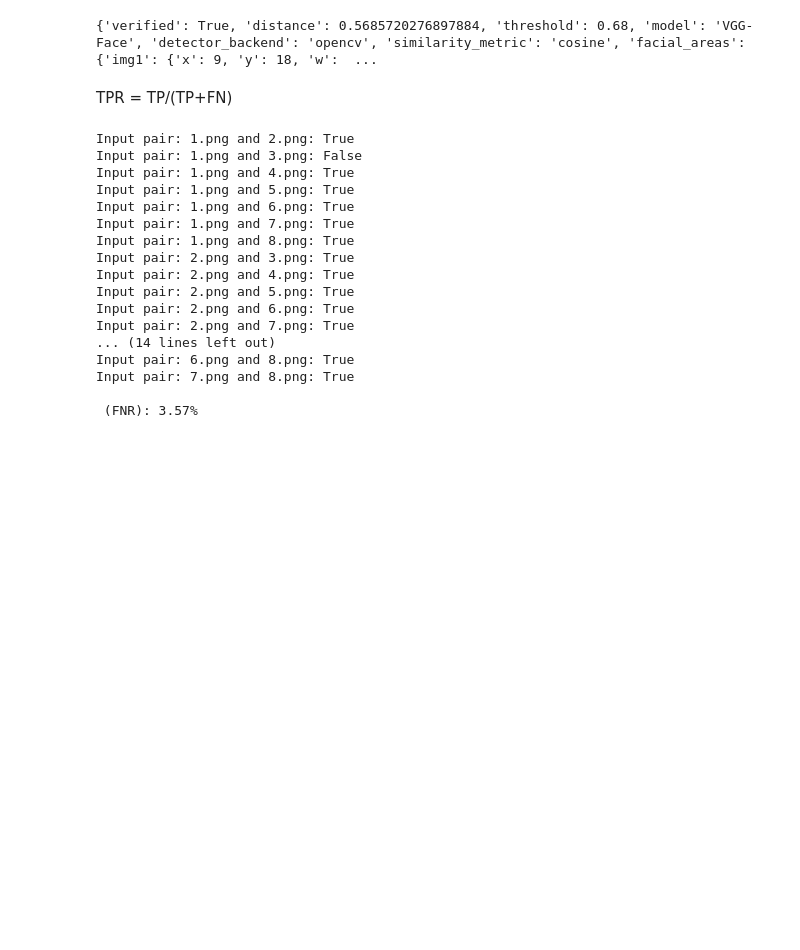
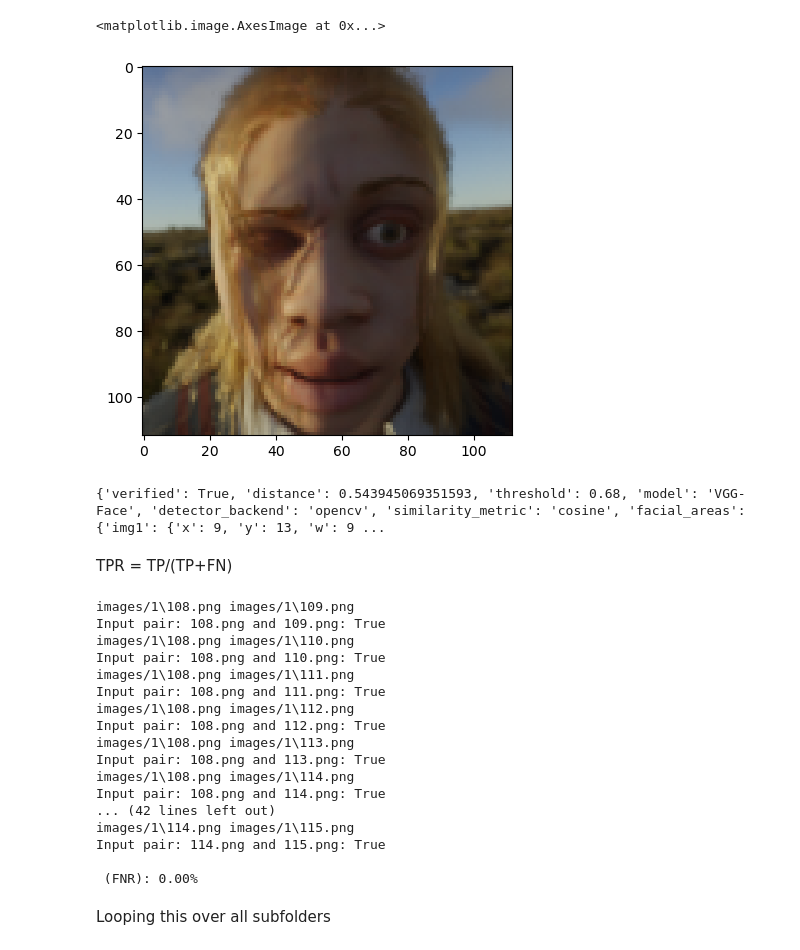
Before and after one commit to TajwarC/EquiFace, a Jupyter notebook: notebooks/verification_fairness.ipynb, the cells around one changed output. Drawn from its saved outputs; the diff is of its cells as text; code cells hidden in the pictures; blank space fills up the shorter version.

```diff
--- a/notebooks/verification_fairness.ipynb
+++ b/notebooks/verification_fairness.ipynb
@@ -7,12 +10,20 @@ WARNING:tensorflow:From c:\Users\tchoudhury\AppData\Local\anaconda3\Lib\site-pac
+# %%
+img1 = plt.imread('images/1/110.png')
+img2 = plt.imread('images/1/110.png')
+# %%
+plt.imshow(img1)
+# %% [output]
+<matplotlib.image.AxesImage at 0x...>
+[figure, added]
 # %%
 result = DeepFace.verify(
-    img1_path = "images/0/1.png",
-    img2_path = "images/0/2.png"
-)
+    img1_path = "images/1/108.png",
+    img2_path = "images/1/110.png",
+    enforce_detection=False)
 
 print(result)
 # %% [output]
-{'verified': True, 'distance': 0.5685720276897884, 'threshold': 0.68, 'model': 'VGG-Face', 'detector_backend': 'opencv', 'similarity_metric': 'cosine', 'facial_areas': {'img1': {'x': 9, 'y': 18, 'w':  ...
+{'verified': True, 'distance': 0.543945069351593, 'threshold': 0.68, 'model': 'VGG-Face', 'detector_backend': 'opencv', 'similarity_metric': 'cosine', 'facial_areas': {'img1': {'x': 9, 'y': 13, 'w': 9 ...
 # %%
 # Renaming files inside of image folder
 
@@ -31,6 +42,8 @@ for index, file_name in enumerate(image_files, start=1):
 TPR = TP/(TP+FN)
 # %%
 # directory containing images
+folder_path = 'images/1'
+# get the image files from the folder
 image_files = sorted(os.listdir(folder_path))
 
 # Generate all possible pairs (k(k-1)/2) using combinatations
@@ -41,9 +54,13 @@ TP = 0
 FN = 0
 
 for img1, img2 in image_pairs:
+    img1_path = os.path.join(folder_path, img1)
+    img2_path = os.path.join(folder_path, img2)
+    #print(img1_path, img2_path)
     result = DeepFace.verify(
-        img1_path=os.path.join(folder_path, img1),
-        img2_path=os.path.join(folder_path, img2)
+        img1_path,
+        img2_path,
+        enforce_detection=False
     )
 
     is_match = result["verified"]
@@ -52,7 +69,7 @@ for img1, img2 in image_pairs:
     if is_match:
         TP += 1  # Correctly matched
     else:
-        FN += 1  # Incorrectly rejected match
+        FN += 1  # Incorrectly matched
 
 # Calculate TPR
 TPR = TP / (TP + FN)
@@ -62,23 +79,25 @@ print(f"\n (FNR): {1-TPR:.2%}")
 
 # takes around 9 seconds for 8 individuals (28 input pairs)
 # %% [output]
-Input pair: 1.png and 2.png: True
-Input pair: 1.png and 3.png: False
-Input pair: 1.png and 4.png: True
-Input pair: 1.png and 5.png: True
-Input pair: 1.png and 6.png: True
-Input pair: 1.png and 7.png: True
-Input pair: 1.png and 8.png: True
-Input pair: 2.png and 3.png: True
-Input pair: 2.png and 4.png: True
-Input pair: 2.png and 5.png: True
-Input pair: 2.png and 6.png: True
-Input pair: 2.png and 7.png: True
-... (14 lines left out)
-Input pair: 6.png and 8.png: True
-Input pair: 7.png and 8.png: True
+images/1\108.png images/1\109.png
+Input pair: 108.png and 109.png: True
+images/1\108.png images/1\110.png
+Input pair: 108.png and 110.png: True
+images/1\108.png images/1\111.png
+Input pair: 108.png and 111.png: True
+images/1\108.png images/1\112.png
+Input pair: 108.png and 112.png: True
+images/1\108.png images/1\113.png
+Input pair: 108.png and 113.png: True
+images/1\108.png images/1\114.png
+Input pair: 108.png and 114.png: True
+... (42 lines left out)
+images/1\114.png images/1\115.png
+Input pair: 114.png and 115.png: True
 
- (FNR): 3.57%
+ (FNR): 0.00%
+# %% [markdown]
+Looping this over all subfolders
 # %%
 main_dir = "images"
 
```
Also changed, not shown: parts of 4 cells of this notebook.
